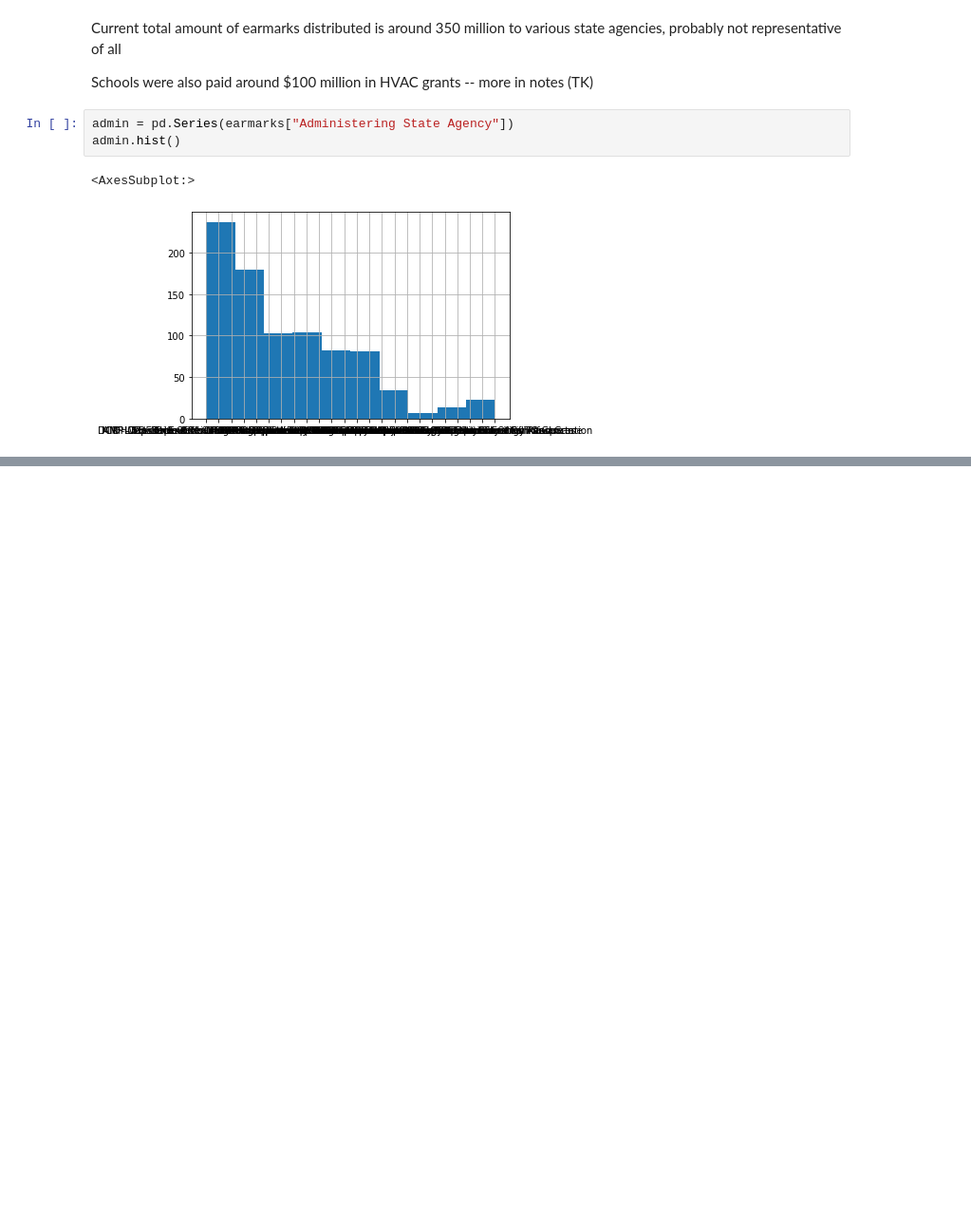
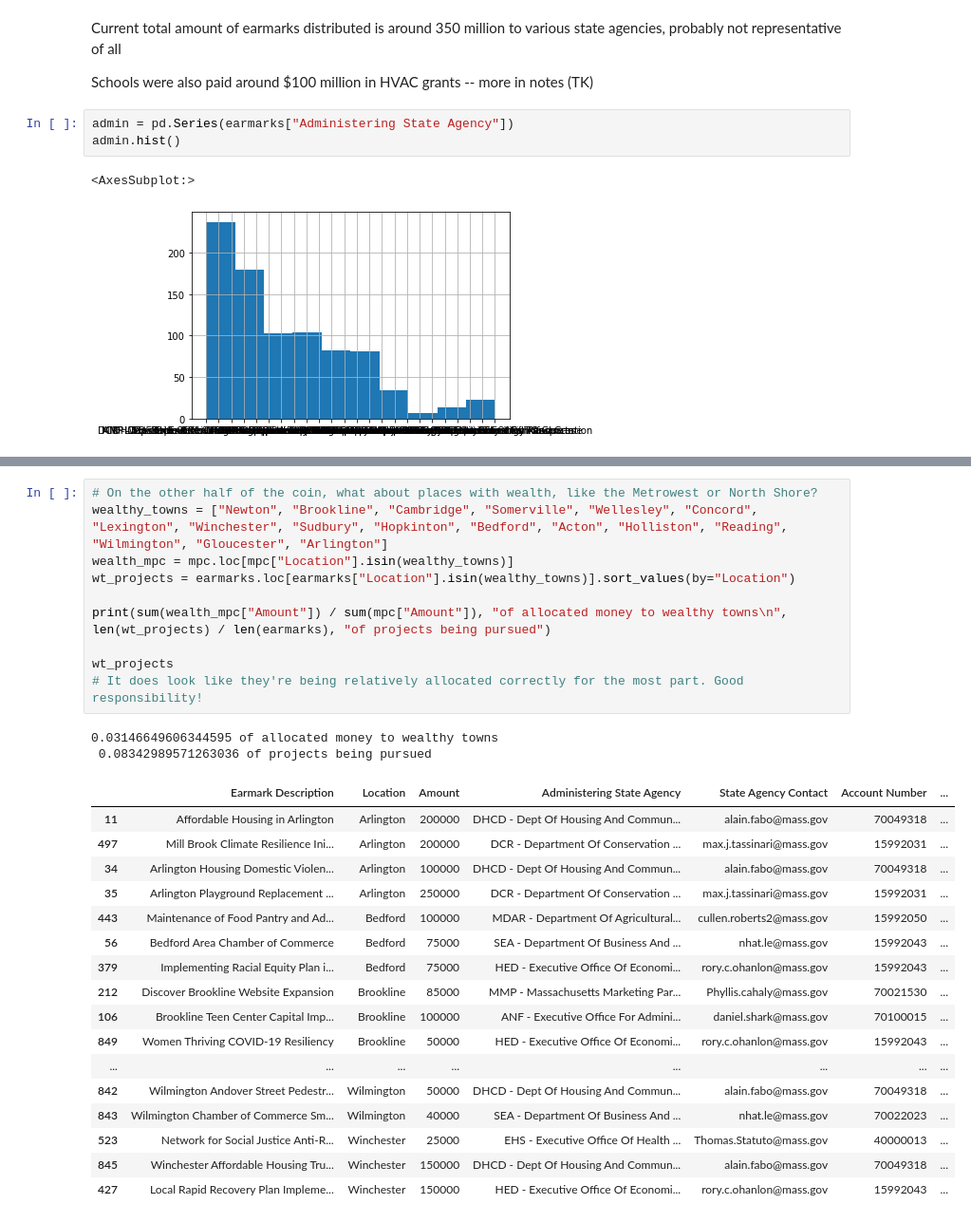
Before and after one commit to specificlanguage/gbh_earmarks, a Jupyter notebook: earmark_analysis.ipynb, the cells around one changed output, grey strips where cells are left out. Shown: that part at 95% size. Cells and saved outputs as stored; diff of their text form; blank space fills up the shorter version.

```diff
--- a/earmark_analysis.ipynb
+++ b/earmark_analysis.ipynb
@@ -118,0 +155,30 @@ town_shapefiles.plot()
+# %%
+# On the other half of the coin, what about places with wealth, like the Metrowest or North Shore?
+wealthy_towns = ["Newton", "Brookline", "Cambridge", "Somerville", "Wellesley", "Concord", "Lexington", "Winchester", "Sudbury", "Hopkinton", "Bedford", "Acton", "Holliston", "Reading", "Wilmington", "Gloucester", "Arlington"]
+wealth_mpc = mpc.loc[mpc["Location"].isin(wealthy_towns)]
+wt_projects = earmarks.loc[earmarks["Location"].isin(wealthy_towns)].sort_values(by="Location")
+
+print(sum(wealth_mpc["Amount"]) / sum(mpc["Amount"]), "of allocated money to wealthy towns\n", len(wt_projects) / len(earmarks), "of projects being pursued")
+
+wt_projects
+# It does look like they're being relatively allocated correctly for the most part. Good responsibility!
+# %% [output]
+0.03146649606344595 of allocated money to wealthy towns
+ 0.08342989571263036 of projects being pursued
+|  | Earmark Description | Location | Amount | Administering State Agency | State Agency Contact | Account Number | ... |
+| 11 | Affordable Housing in Arlington | Arlington | 200000 | DHCD - Dept Of Housing And Commun... | alain.fabo@mass.gov | 70049318 | ... |
+| 497 | Mill Brook Climate Resilience Ini... | Arlington | 200000 | DCR - Department Of Conservation ... | max.j.tassinari@mass.gov | 15992031 | ... |
+| 34 | Arlington Housing Domestic Violen... | Arlington | 100000 | DHCD - Dept Of Housing And Commun... | alain.fabo@mass.gov | 70049318 | ... |
+| 35 | Arlington Playground Replacement ... | Arlington | 250000 | DCR - Department Of Conservation ... | max.j.tassinari@mass.gov | 15992031 | ... |
+| 443 | Maintenance of Food Pantry and Ad... | Bedford | 100000 | MDAR - Department Of Agricultural... | cullen.roberts2@mass.gov | 15992050 | ... |
+| 56 | Bedford Area Chamber of Commerce | Bedford | 75000 | SEA - Department Of Business And ... | nhat.le@mass.gov | 15992043 | ... |
+| 379 | Implementing Racial Equity Plan i... | Bedford | 75000 | HED - Executive Office Of Economi... | rory.c.ohanlon@mass.gov | 15992043 | ... |
+| 212 | Discover Brookline Website Expansion | Brookline | 85000 | MMP - Massachusetts Marketing Par... | Phyllis.cahaly@mass.gov | 70021530 | ... |
+| 106 | Brookline Teen Center Capital Imp... | Brookline | 100000 | ANF - Executive Office For Admini... | daniel.shark@mass.gov | 70100015 | ... |
+| 849 | Women Thriving COVID-19 Resiliency | Brookline | 50000 | HED - Executive Office Of Economi... | rory.c.ohanlon@mass.gov | 15992043 | ... |
+| ... | ... | ... | ... | ... | ... | ... | ... |
+| 842 | Wilmington Andover Street Pedestr... | Wilmington | 50000 | DHCD - Dept Of Housing And Commun... | alain.fabo@mass.gov | 70049318 | ... |
+| 843 | Wilmington Chamber of Commerce Sm... | Wilmington | 40000 | SEA - Department Of Business And ... | nhat.le@mass.gov | 70022023 | ... |
+| 523 | Network for Social Justice Anti-R... | Winchester | 25000 | EHS - Executive Office Of Health ... | Thomas.Statuto@mass.gov | 40000013 | ... |
+| 845 | Winchester Affordable Housing Tru... | Winchester | 150000 | DHCD - Dept Of Housing And Commun... | alain.fabo@mass.gov | 70049318 | ... |
+| 427 | Local Rapid Recovery Plan Impleme... | Winchester | 150000 | HED - Executive Office Of Economi... | rory.c.ohanlon@mass.gov | 15992043 | ... |
```
Also changed, not shown: parts of 11 cells of this notebook, 1 other file.
